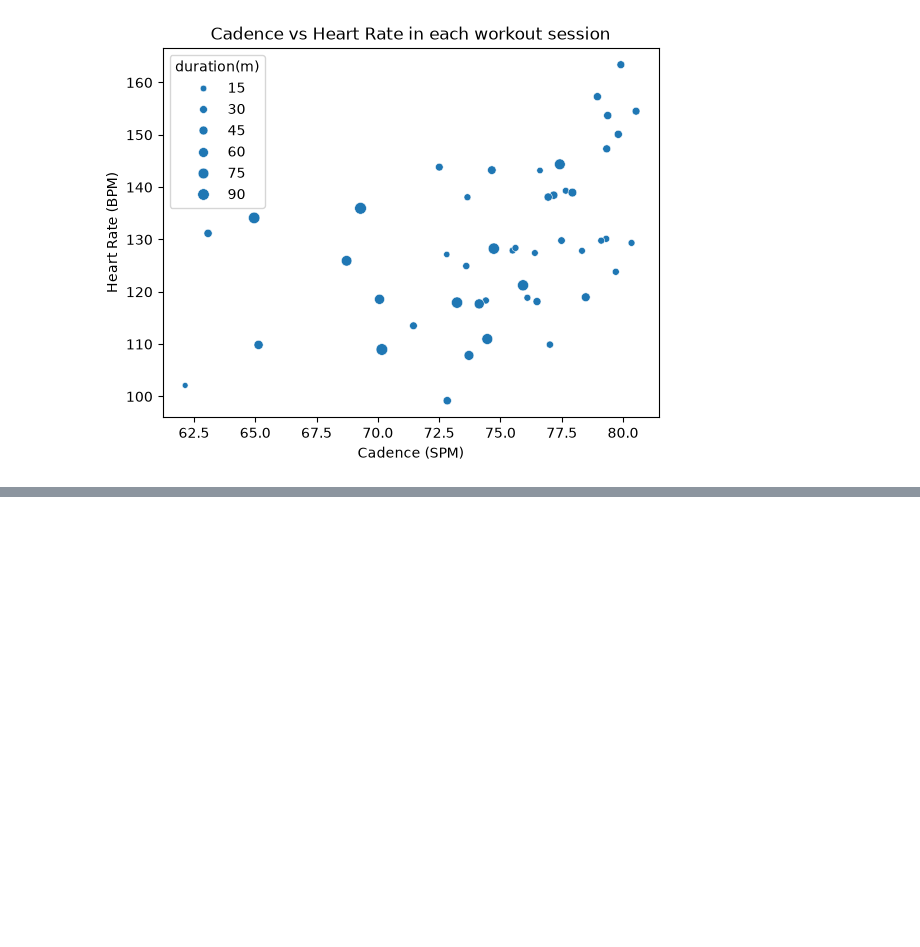
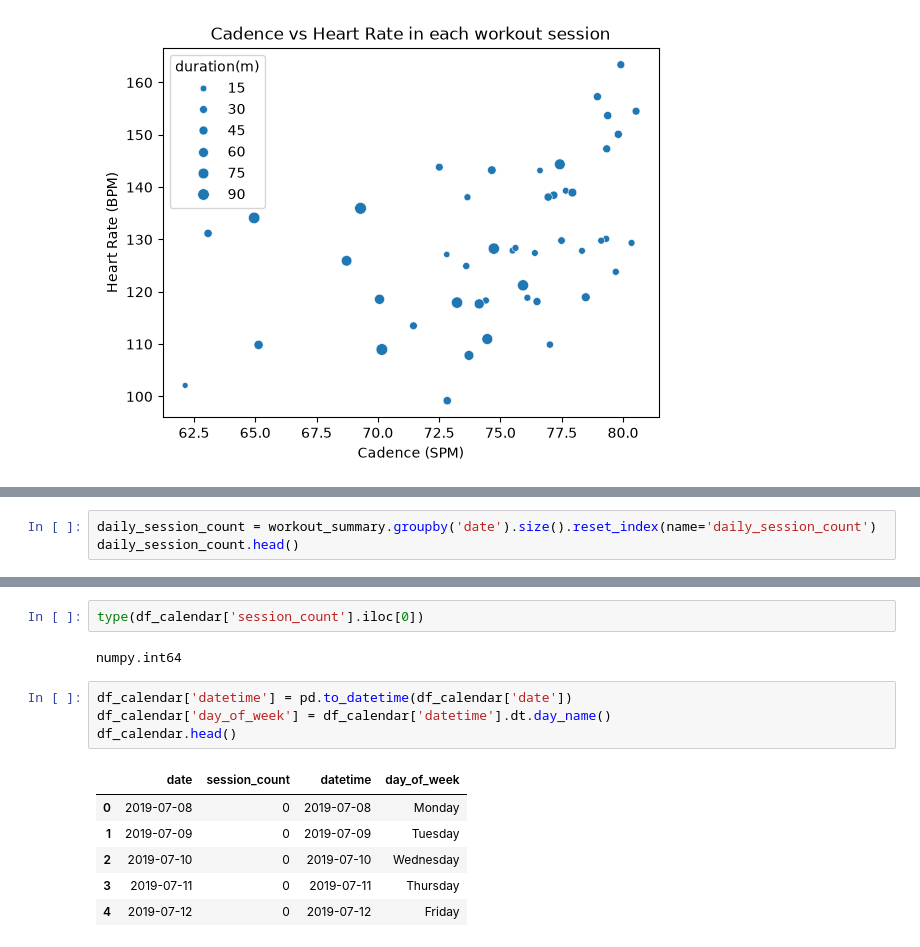
Before and after one commit to vandao288/strava_data_report, a Jupyter notebook: strava.ipynb, the cells around one changed output, grey strips where cells are left out. Drawn from its saved outputs; the diff is of its cells as text; blank space fills up the shorter version.

```diff
--- a/strava.ipynb
+++ b/strava.ipynb
@@ -540,0 +557,3 @@ plt.show()
+# %%
+daily_session_count = workout_summary.groupby('date').size().reset_index(name='daily_session_count')
+daily_session_count.head()
@@ -540,0 +606,15 @@ plt.show()
+# %%
+type(df_calendar['session_count'].iloc[0])
+# %% [output]
+numpy.int64
+# %%
+df_calendar['datetime'] = pd.to_datetime(df_calendar['date'])
+df_calendar['day_of_week'] = df_calendar['datetime'].dt.day_name()
+df_calendar.head()
+# %% [output]
+|  | date | session_count | datetime | day_of_week |
+| 0 | 2019-07-08 | 0 | 2019-07-08 | Monday |
+| 1 | 2019-07-09 | 0 | 2019-07-09 | Tuesday |
+| 2 | 2019-07-10 | 0 | 2019-07-10 | Wednesday |
+| 3 | 2019-07-11 | 0 | 2019-07-11 | Thursday |
+| 4 | 2019-07-12 | 0 | 2019-07-12 | Friday |
```
Also changed, not shown: parts of 22 cells of this notebook.
